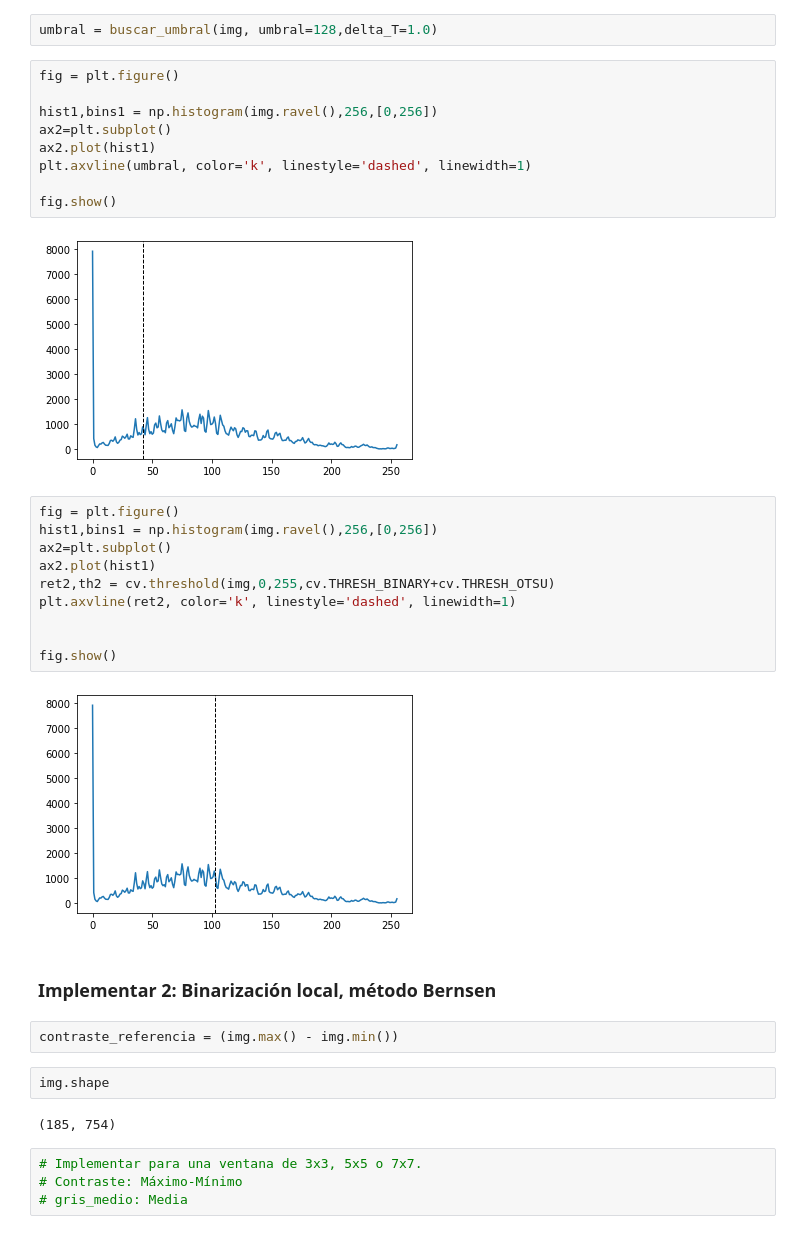
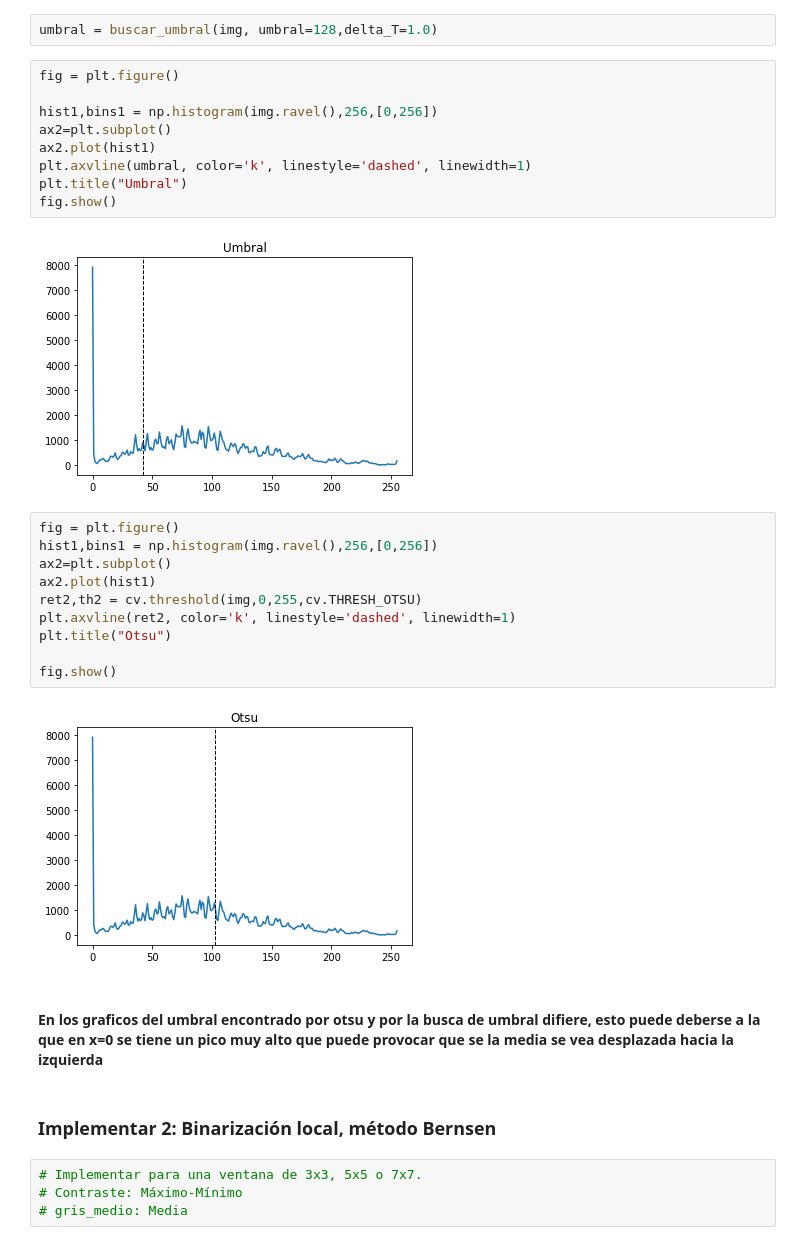
Before and after one commit to Elianagam/FundRobotica, a Jupyter notebook: balance/Binarizacion.ipynb, the cells around one changed output. Cells and saved outputs as stored; diff of their text form.

```diff
--- a/balance/Binarizacion.ipynb
+++ b/balance/Binarizacion.ipynb
@@ -80,34 +80,30 @@ umbral = buscar_umbral(img, umbral=128,delta_T=1.0)
 # %%
 fig = plt.figure()
 
 hist1,bins1 = np.histogram(img.ravel(),256,[0,256])
 ax2=plt.subplot()
 ax2.plot(hist1)
 plt.axvline(umbral, color='k', linestyle='dashed', linewidth=1)
-
+plt.title("Umbral")
 fig.show()
 # %% [output]
-[figure, old version]
+[figure, new version]
 # %%
 fig = plt.figure()
 hist1,bins1 = np.histogram(img.ravel(),256,[0,256])
 ax2=plt.subplot()
 ax2.plot(hist1)
-ret2,th2 = cv.threshold(img,0,255,cv.THRESH_BINARY+cv.THRESH_OTSU)
+ret2,th2 = cv.threshold(img,0,255,cv.THRESH_OTSU)
 plt.axvline(ret2, color='k', linestyle='dashed', linewidth=1)
-
+plt.title("Otsu")
 
 fig.show()
 # %% [output]
-[figure, old version]
+[figure, new version]
+# %% [markdown]
+#### En los graficos del umbral encontrado por otsu y por la busca de umbral difiere, esto puede deberse a la que en x=0 se tiene un pico muy alto que puede provocar que se la media se vea desplazada hacia la izquierda
 # %% [markdown]
 ### Implementar 2: Binarización local, método Bernsen
-# %%
-contraste_referencia = (img.max() - img.min())
-# %%
-img.shape
-# %% [output]
-(185, 754)
 # %%
 # Implementar para una ventana de 3x3, 5x5 o 7x7.
 # Contraste: Máximo-Mínimo
```
Also changed, not shown: parts of 5 cells of this notebook.
